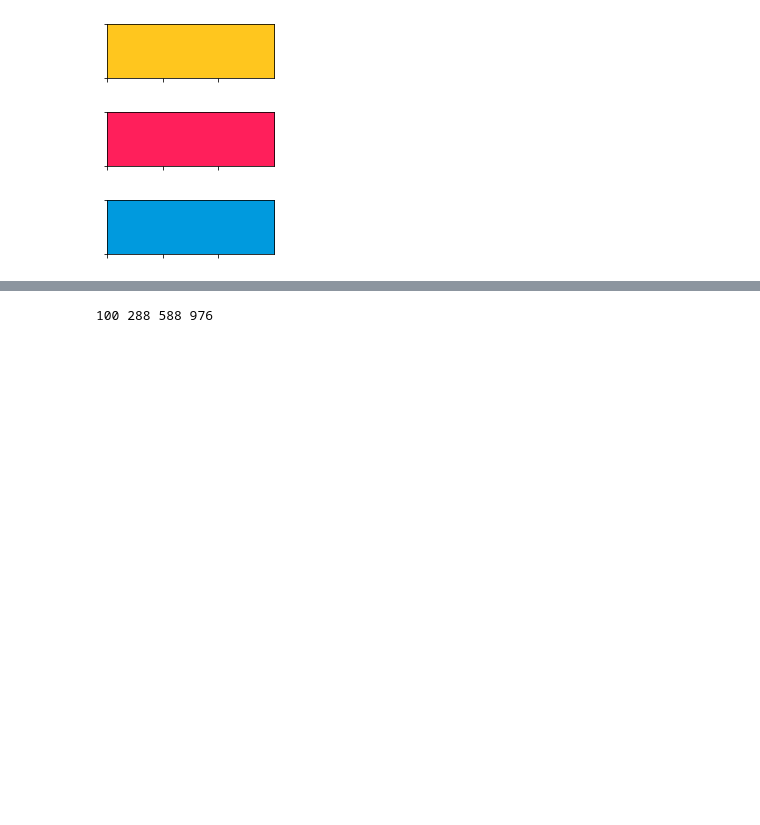
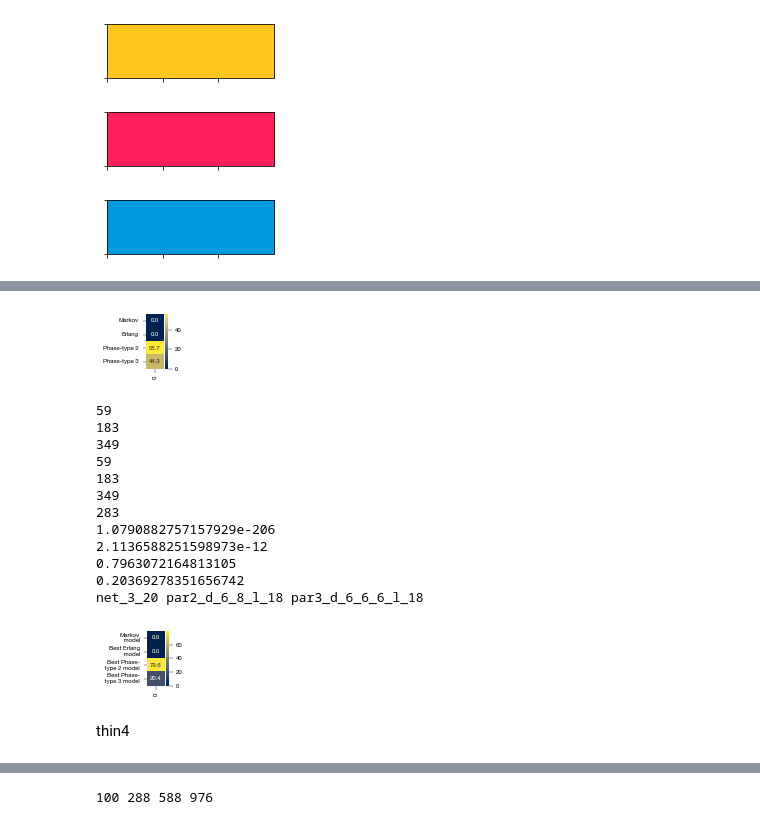
Before and after one commit to mauricelanghinrichs/memocell, a Jupyter notebook: paper/supp_fig5.ipynb, the cells around one changed output, grey strips where cells are left out. Drawn from its saved outputs; the diff is of its cells as text; code cells hidden in the pictures; blank space fills up the shorter version.

Commit message:
paper update

```diff
--- a/paper/supp_fig5.ipynb
+++ b/paper/supp_fig5.ipynb
@@ -20,0 +23,17 @@
+# %%
+res1 = pickle.load(open('waiting_times_files/estimation_count_data_cd44_filtered_sigma022_minimal2.pickle', 'rb'))
+res2 = pickle.load(open('waiting_times_files/estimation_count_data_cd44_filtered_sigma022_par2.pickle', 'rb'))
+res3 = pickle.load(open('waiting_times_files/estimation_count_data_cd44_filtered_sigma022_par3.pickle', 'rb'))
+res = res1 + res2 + res3
+print(len(res1), len(res2), len(res3), len(res))
+
+net_names = [est.net.net_name for est in res]
+mprior = np.array([0.25] + [0.25/99]*99 + [0.25/288]*288 + [0.25/588]*588)
+print(sum(mprior))
+model_probs = me.selection.compute_model_probabilities(res, mprior=mprior)
+print(len(model_probs))
+
+print(sum(model_probs[0:1]))
+print(sum(model_probs[1:100]))
+print(sum(model_probs[100:388]))
+print(sum(model_probs[388:]))
@@ -20,0 +48,53 @@
+# %%
+plt.figure(figsize=(0.4,1))
+df = pd.DataFrame(np.array([model_probs[0], sum(model_probs[1:100]), sum(model_probs[100:388]), sum(model_probs[388:])]) * 100.0, index=['Markov', 'Erlang', 'Phase-type 2', 'Phase-type 3']) # , index=rows
+sns.heatmap(df, cmap='cividis', annot=True, fmt='.1f') # 'plasma' # annot=True
+plt.yticks(rotation=0, va='center')
+plt.xticks(rotation=90)
+plt.savefig('paper_figures/models_probs_map_sigma022.pdf', bbox_inches='tight')
+# %% [output]
+[figure, added]
+# %%
+res1_probs = me.selection.compute_model_probabilities(res1)
+res2_probs = me.selection.compute_model_probabilities(res2)
+res3_probs = me.selection.compute_model_probabilities(res3)
+print(list(res1_probs).index(max(res1_probs)))
+print(list(res2_probs).index(max(res2_probs)))
+print(list(res3_probs).index(max(res3_probs)))
+print(list(model_probs[0:100]).index(max(model_probs[0:100])))
+print(list(model_probs[100:388]).index(max(model_probs[100:388])))
+print(list(model_probs[388:]).index(max(model_probs[388:])))
+print(list(model_probs).index(max(model_probs)))
+
+bestof_probs = me.selection.compute_model_probabilities([
+                res[0], res[59], res[183+100], res[349+100+288]])
+
+print(bestof_probs[0])
+print(bestof_probs[1])
+print(bestof_probs[2])
+print(bestof_probs[3])
+
+plt.figure(figsize=(0.4,1))
+df = pd.DataFrame(np.array([bestof_probs[0], bestof_probs[1], bestof_probs[2], bestof_probs[3]]) * 100.0, index=['Markov\n model', 'Best Erlang\n model', 'Best Phase-\n type 2 model', 'Best Phase-\n type 3 model']) # , index=rows
+sns.heatmap(df, cmap='cividis', annot=True, fmt='.1f') # 'plasma' # annot=True
+plt.yticks(rotation=0, va='center')
+plt.xticks(rotation=90)
+plt.savefig('paper_figures/models_probs_map_bestof_sigma022.pdf', bbox_inches='tight')
+
+print(net_names[59], net_names[183+100], net_names[349+100+288])
+# %% [output]
+59
+183
+349
+59
+183
+349
+283
+1.0790882757157929e-206
+2.1136588251598973e-12
+0.7963072164813105
+0.20369278351656742
+net_3_20 par2_d_6_8_l_18 par3_d_6_6_6_l_18
+[figure, added]
+# %% [markdown]
+thin4
```
Also changed, not shown: parts of 132 cells of this notebook, 14 other files.
